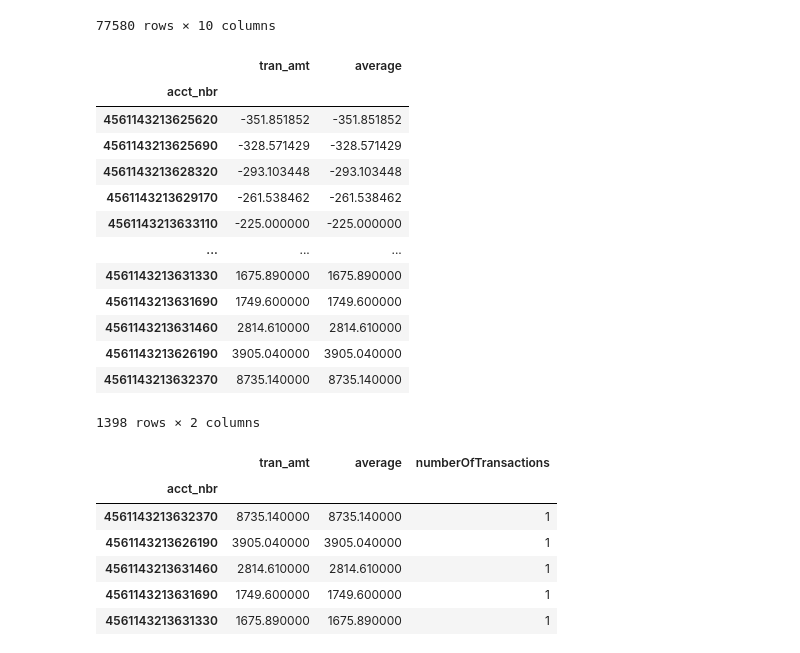
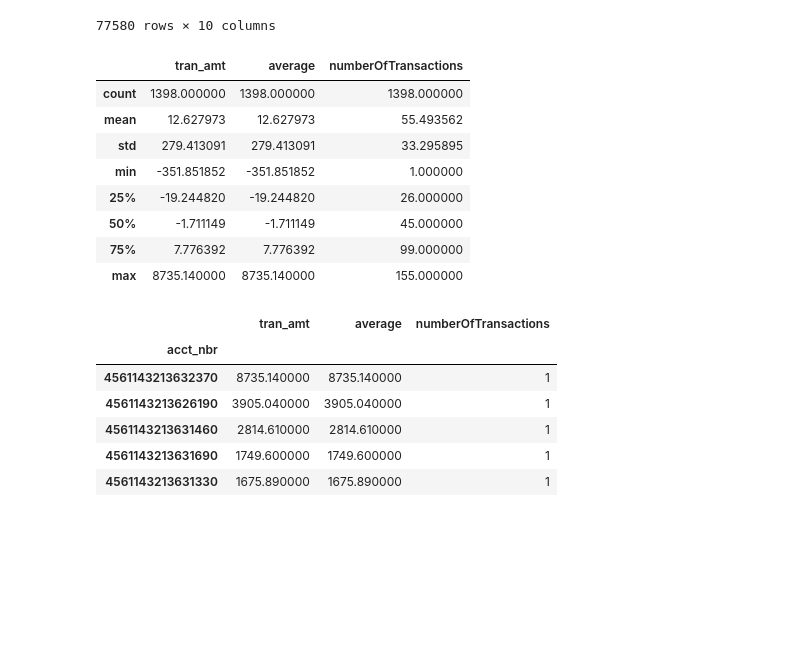
Before and after one commit to JamesKha/mini-project-III, a Jupyter notebook: mini-project-III.ipynb, the cells around one changed output. Saved outputs shown, nothing was run; the diff lists cells and outputs as text; code cells hidden in the pictures; blank space fills up the shorter version.

```diff
--- a/mini-project-III.ipynb
+++ b/mini-project-III.ipynb
@@ -34,22 +112,17 @@ transactionsDataFrame['average'] = transactionsDataFrame.groupby('acct_nbr').mea
 # %%
 transactionsDataFrame['numberOfTransactions'] = transactionsInformation.acct_nbr.value_counts()
 # %%
-transactionsDataFrame
+transactionsDataFrame.describe()
 # %% [output]
-|  | tran_amt | average |
-| acct_nbr |  |  |
-| 4561143213625620 | -351.851852 | -351.851852 |
-| 4561143213625690 | -328.571429 | -328.571429 |
-| 4561143213628320 | -293.103448 | -293.103448 |
-| 4561143213629170 | -261.538462 | -261.538462 |
-| 4561143213633110 | -225.000000 | -225.000000 |
-| ... | ... | ... |
-| 4561143213631330 | 1675.890000 | 1675.890000 |
-| 4561143213631690 | 1749.600000 | 1749.600000 |
-| 4561143213631460 | 2814.610000 | 2814.610000 |
-| 4561143213626190 | 3905.040000 | 3905.040000 |
-| 4561143213632370 | 8735.140000 | 8735.140000 |
+|  | tran_amt | average | numberOfTransactions |
+| count | 1398.000000 | 1398.000000 | 1398.000000 |
+| mean | 12.627973 | 12.627973 | 55.493562 |
+| std | 279.413091 | 279.413091 | 33.295895 |
+| min | -351.851852 | -351.851852 | 1.000000 |
+| 25% | -19.244820 | -19.244820 | 26.000000 |
+| 50% | -1.711149 | -1.711149 | 45.000000 |
+| 75% | 7.776392 | 7.776392 | 99.000000 |
+| max | 8735.140000 | 8735.140000 | 155.000000 |
-1398 rows × 2 columns
 # %%
 transactionsDataFrame.sort_values(by=["tran_amt","numberOfTransactions"], ascending=[False,False])
 # %% [output]
```
Also changed, not shown: parts of 22 cells of this notebook.
